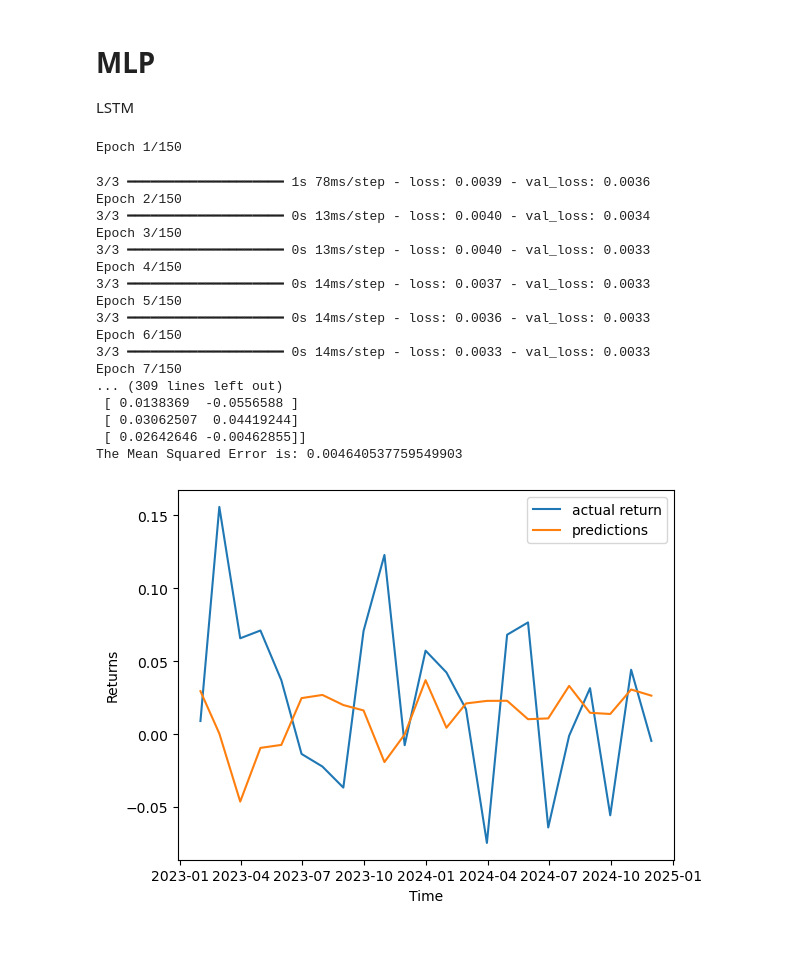
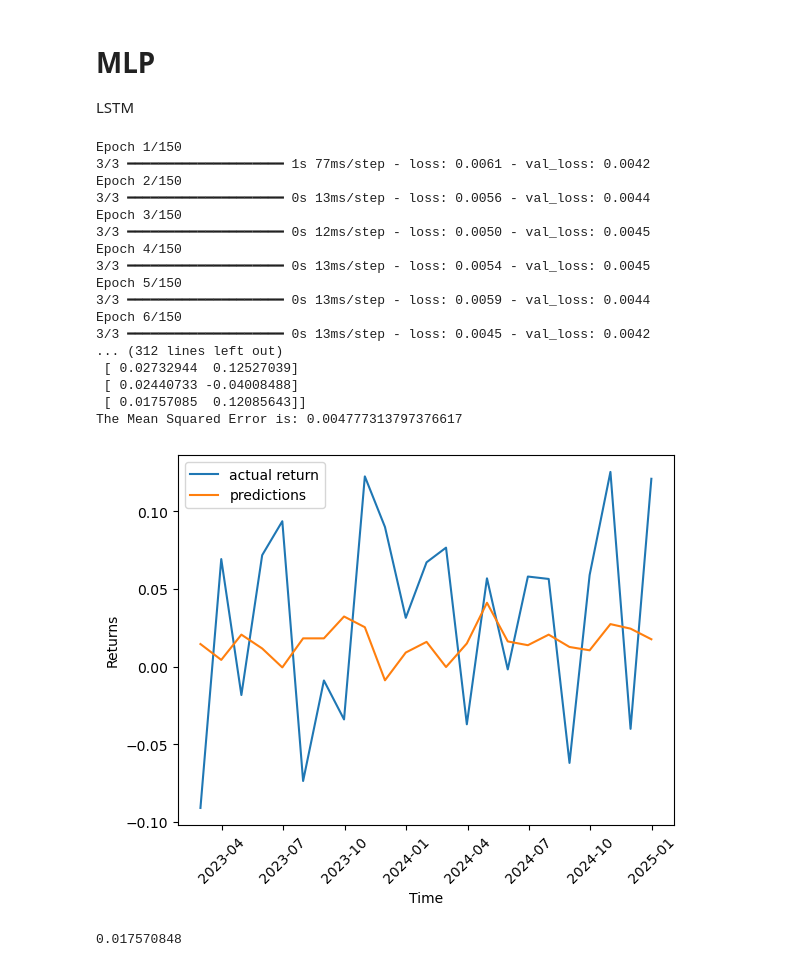
Before and after one commit to rishitashroff/riskreturncalculator, a Jupyter notebook: Project.ipynb, the cells around one changed output. Saved outputs shown, nothing was run; the diff lists cells and outputs as text; code cells hidden in the pictures; blank space fills up the shorter version.

```diff
--- a/Project.ipynb
+++ b/Project.ipynb
@@ -170,10 +281,16 @@ def test_train_split(stock):
 
 
 def lstm(X_train, X_test, y_train, y_test):
+    # In this case dr
     model = Sequential([
-    LSTM(50, return_sequences=True),  # , input_shape=(X_train.shape[1], X_train.shape[2])),
-    LSTM(50),
-    LeakyReLU(alpha=0.01),
+    LSTM(100, return_sequences=True), # , input_shape=(X_train.shape[1], X_train.shape[2])),
+    LSTM(100),
+    # LeakyReLU(alpha=0.01),
+    Dense(50, activation = 'tanh') , #activation='relu'),
+    # LeakyReLU(alpha=0.01),
+    # Dense(25) , ##activation='relu'),
+    # LeakyReLU(alpha=0.01),
+    # Dense(50, activation = 'tanh') ,
     Dense(1)
 ])
 
@@ -181,8 +298,8 @@ def lstm(X_train, X_test, y_train, y_test):
 
     model.fit(X_train, y_train, epochs=150, validation_data=(X_test, y_test))
 
-    # next_month_pred = model.predict(X_test[-1].reshape(1, 1, X_test.shape[2]))
-    # print("Predicted Return for Next Month:", next_month_pred[0][0])
+    next_month_pred = model.predict(X_test[-1].reshape(1, 1, X_test.shape[2]))[0][0]
+    print("Predicted Return for Next Month:", next_month_pred)
 
 
     y_pred = model.predict(X_test)
@@ -199,31 +316,35 @@ def lstm(X_train, X_test, y_train, y_test):
     plt.legend()
     plt.xlabel('Time')
     plt.ylabel('Returns')
+    plt.xticks(rotation=45)
     plt.show()
+
+    return next_month_pred
 # %%
-df, X_train, X_test, y_train, y_test = test_train_split('MSFT')
+df, X_train, X_test, y_train, y_test = test_train_split('JPM')
 
-lstm(X_train, X_test, y_train, y_test)
+pred = lstm(X_train, X_test, y_train, y_test)
+pred
 # %% [output]
 Epoch 1/150
+3/3 ━━━━━━━━━━━━━━━━━━━━ 1s 77ms/step - loss: 0.0061 - val_loss: 0.0042
+Epoch 2/150
+3/3 ━━━━━━━━━━━━━━━━━━━━ 0s 13ms/step - loss: 0.0056 - val_loss: 0.0044
+Epoch 3/150
+3/3 ━━━━━━━━━━━━━━━━━━━━ 0s 12ms/step - loss: 0.0050 - val_loss: 0.0045
+Epoch 4/150
+3/3 ━━━━━━━━━━━━━━━━━━━━ 0s 13ms/step - loss: 0.0054 - val_loss: 0.0045
+Epoch 5/150
+3/3 ━━━━━━━━━━━━━━━━━━━━ 0s 13ms/step - loss: 0.0059 - val_loss: 0.0044
+Epoch 6/150
+3/3 ━━━━━━━━━━━━━━━━━━━━ 0s 13ms/step - loss: 0.0045 - val_loss: 0.0042
+... (312 lines left out)
+ [ 0.02732944  0.12527039]
+ [ 0.02440733 -0.04008488]
+ [ 0.01757085  0.12085643]]
+The Mean Squared Error is: 0.004777313797376617
+[figure, new version]
-3/3 ━━━━━━━━━━━━━━━━━━━━ 1s 78ms/step - loss: 0.0039 - val_loss: 0.0036
-Epoch 2/150
-3/3 ━━━━━━━━━━━━━━━━━━━━ 0s 13ms/step - loss: 0.0040 - val_loss: 0.0034
-Epoch 3/150
-3/3 ━━━━━━━━━━━━━━━━━━━━ 0s 13ms/step - loss: 0.0040 - val_loss: 0.0033
-Epoch 4/150
-3/3 ━━━━━━━━━━━━━━━━━━━━ 0s 14ms/step - loss: 0.0037 - val_loss: 0.0033
-Epoch 5/150
-3/3 ━━━━━━━━━━━━━━━━━━━━ 0s 14ms/step - loss: 0.0036 - val_loss: 0.0033
-Epoch 6/150
-3/3 ━━━━━━━━━━━━━━━━━━━━ 0s 14ms/step - loss: 0.0033 - val_loss: 0.0033
-Epoch 7/150
-... (309 lines left out)
- [ 0.0138369  -0.0556588 ]
- [ 0.03062507  0.04419244]
- [ 0.02642646 -0.00462855]]
-The Mean Squared Error is: 0.004640537759549903
+0.017570848
-[figure, old version]
 # %%
 
 
```
Also changed, not shown: parts of 28 cells of this notebook, 4 other files.
